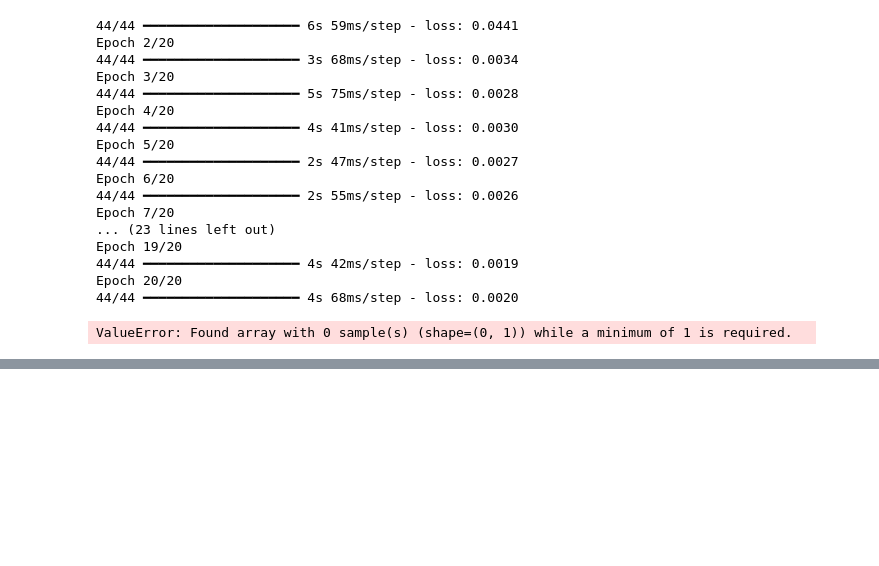
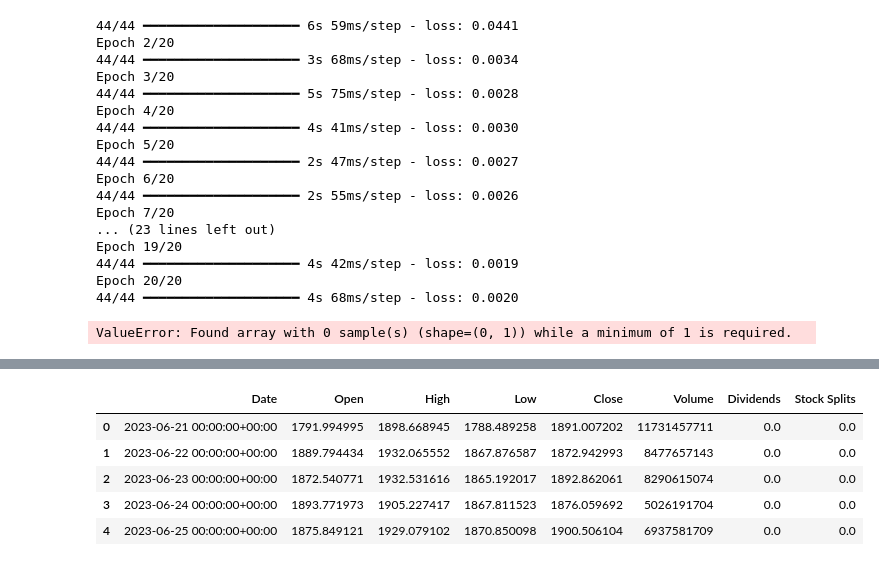
Before and after one commit to Group5-week9-10ac/Crypto-Trading-Engineering, a Jupyter notebook: backend/notebooks/load-data.ipynb, the cells around one changed output, grey strips where cells are left out. Cells and saved outputs as stored; diff of their text form; code cells hidden in the pictures; blank space fills up the shorter version.

```diff
--- a/backend/notebooks/load-data.ipynb
+++ b/backend/notebooks/load-data.ipynb
@@ -559,0 +587,11 @@ ValueError: Found array with 0 sample(s) (shape=(0, 1)) while a minimum of 1 is
+# %%
+data2 = pd.read_csv('/home/moraa/Documents/10_academy/Week-9/Crypto-Trading-Engineering/MLOps/backend/notebooks/eth_data.csv')
+
+data2.head()
+# %% [output]
+|  | Date | Open | High | Low | Close | Volume | Dividends | Stock Splits |
+| 0 | 2023-06-21 00:00:00+00:00 | 1791.994995 | 1898.668945 | 1788.489258 | 1891.007202 | 11731457711 | 0.0 | 0.0 |
+| 1 | 2023-06-22 00:00:00+00:00 | 1889.794434 | 1932.065552 | 1867.876587 | 1872.942993 | 8477657143 | 0.0 | 0.0 |
+| 2 | 2023-06-23 00:00:00+00:00 | 1872.540771 | 1932.531616 | 1865.192017 | 1892.862061 | 8290615074 | 0.0 | 0.0 |
+| 3 | 2023-06-24 00:00:00+00:00 | 1893.771973 | 1905.227417 | 1867.811523 | 1876.059692 | 5026191704 | 0.0 | 0.0 |
+| 4 | 2023-06-25 00:00:00+00:00 | 1875.849121 | 1929.079102 | 1870.850098 | 1900.506104 | 6937581709 | 0.0 | 0.0 |
```
Also changed, not shown: parts of 3 cells of this notebook, 20 other files.
